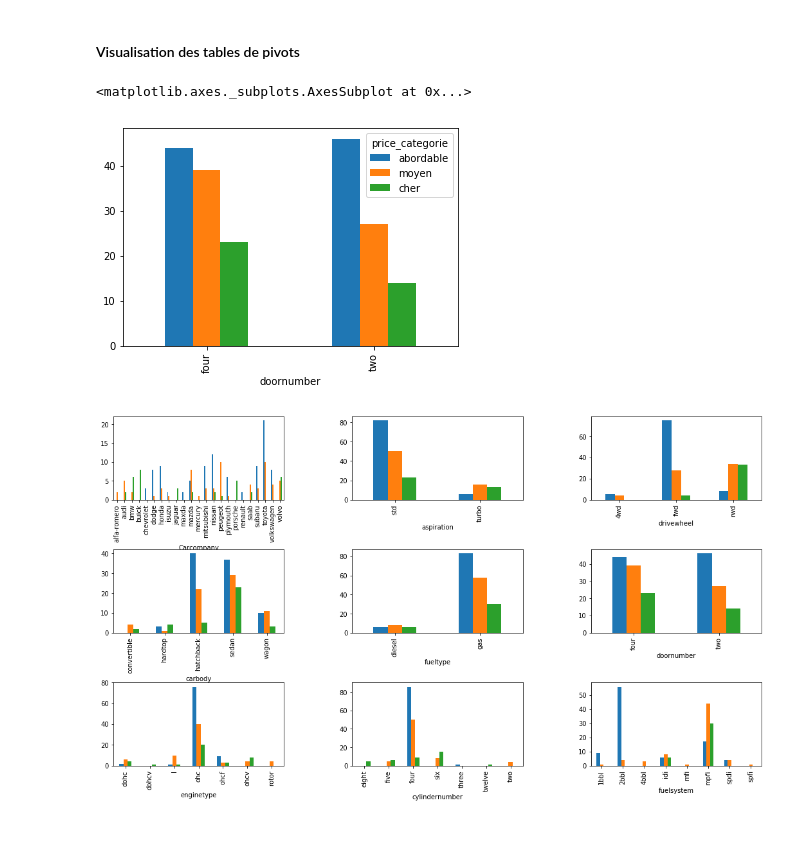
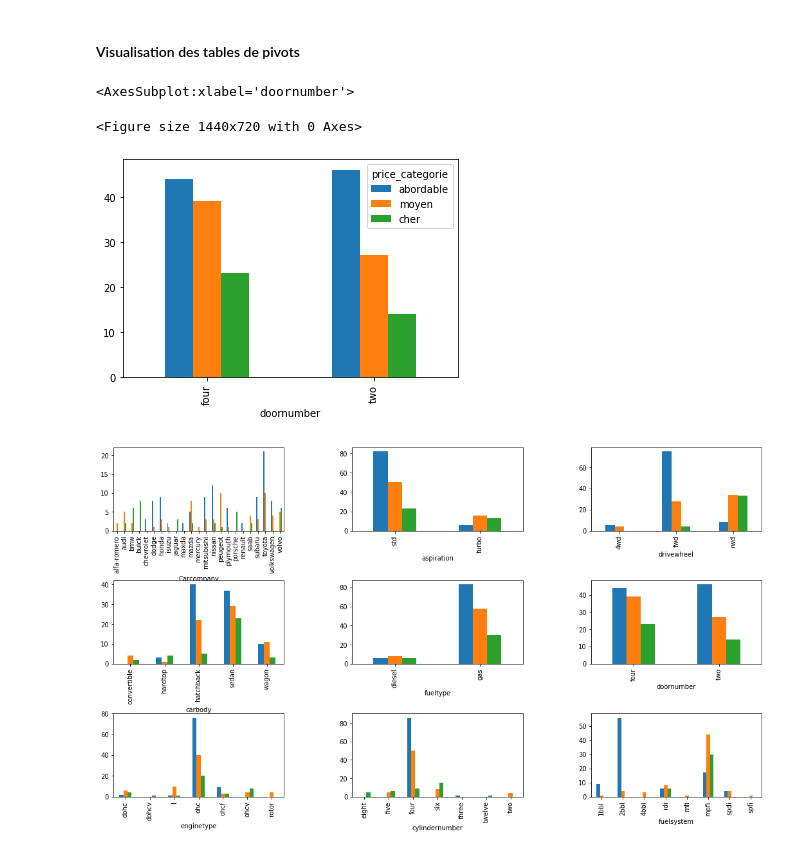
Before and after one commit to Adinalahoum/Data-Science-Project, a Jupyter notebook: 3)Price of car prediction/Projet_final.ipynb, the cells around one changed output. Saved outputs shown, nothing was run; the diff lists cells and outputs as text; code cells hidden in the pictures.

```diff
--- a/3)Price of car prediction/Projet_final.ipynb
+++ b/3)Price of car prediction/Projet_final.ipynb
@@ -173,10 +177,12 @@ def PV(x):
 	d = df.pivot_table(values='price',index=[x],columns=['price_categorie'],aggfunc =lambda x: len(x.unique()))
 	return d.reindex(columns=["abordable","moyen","cher"])
 # %%
+plt.figure(figsize=(20, 10))
 PV("doornumber").plot(kind="bar")
 # %% [output]
-<matplotlib.axes._subplots.AxesSubplot at 0x...>
+<AxesSubplot:xlabel='doornumber'>
+<Figure size 1440x720 with 0 Axes>
-[figure, old version]
+[figure, new version]
 # %%
 fig, ax = plt.subplots(3, 3, figsize=(20, 10))
 for variable, subplot in zip(categorical, ax.flatten()):
```
Also changed, not shown: parts of 32 cells of this notebook.
